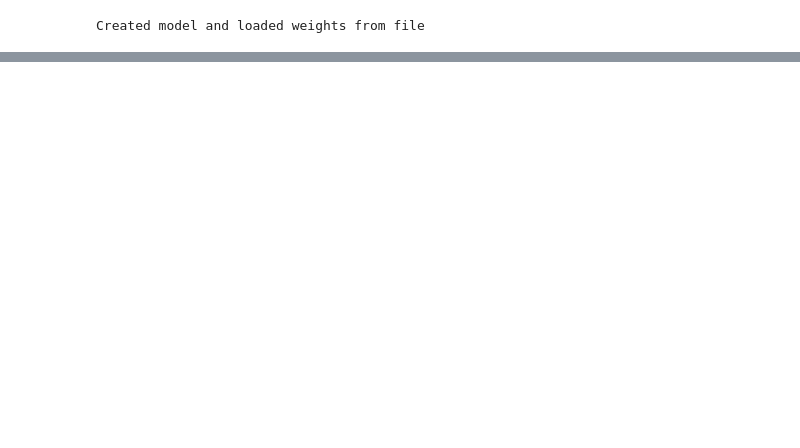
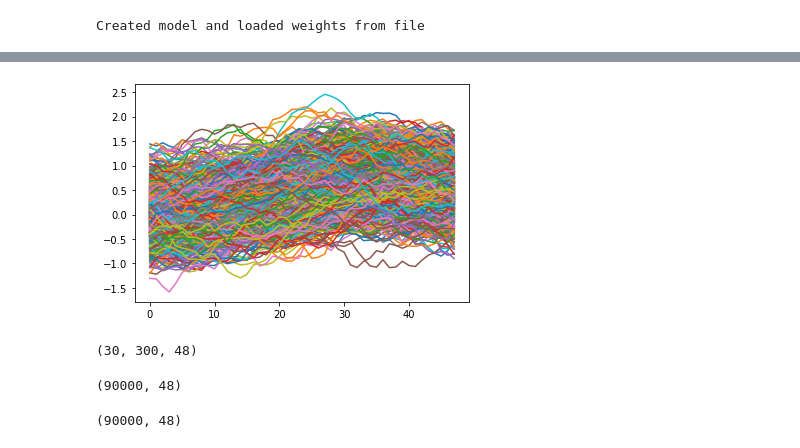
Before and after one commit to techtana/EELS_SFO, a Jupyter notebook: Review autoen data.ipynb, the cells around one changed output, grey strips where cells are left out. Saved outputs shown, nothing was run; the diff lists cells and outputs as text; code cells hidden in the pictures; blank space fills up the shorter version.

```diff
--- a/Review autoen data.ipynb
+++ b/Review autoen data.ipynb
@@ -45,0 +207,7 @@ InvocationException: GraphViz's executables not found
+# %%
+data_collected = []
+
+for data in data_initial:
+    print(data.O_range)
+    data_collected.append(np.asarray(data.O_range.reshape(-1,48)))
+k = np.asarray(data_collected).reshape(-1,48)
@@ -45,0 +232,5 @@ InvocationException: GraphViz's executables not found
+# %%
+for w in range(0,1000):
+    plt.plot(k[w+500][:])
+# %% [output]
+[figure, added]
@@ -45,0 +241,12 @@ InvocationException: GraphViz's executables not found
+# %%
+data_initial[0].O_range.shape
+# %% [output]
+(30, 300, 48)
+# %%
+k.shape
+# %% [output]
+(90000, 48)
+# %%
+y1_results.reshape(-1,48).shape
+# %% [output]
+(90000, 48)
```
Also changed, not shown: parts of 39 cells of this notebook, 4 other files.
